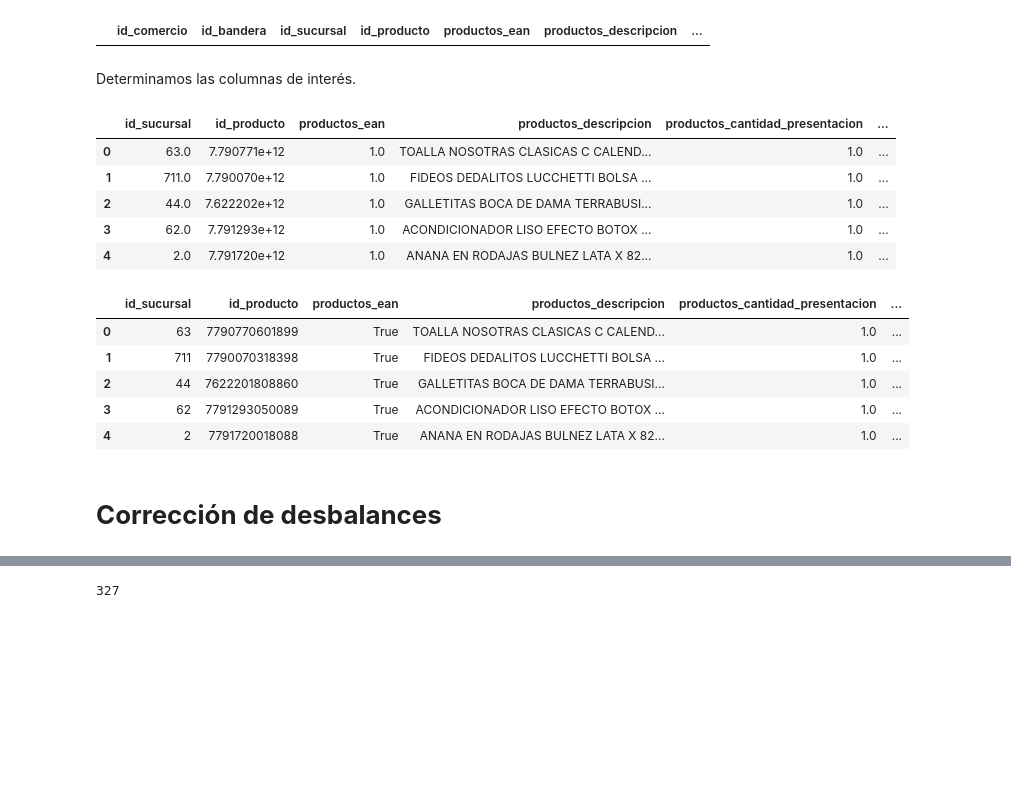
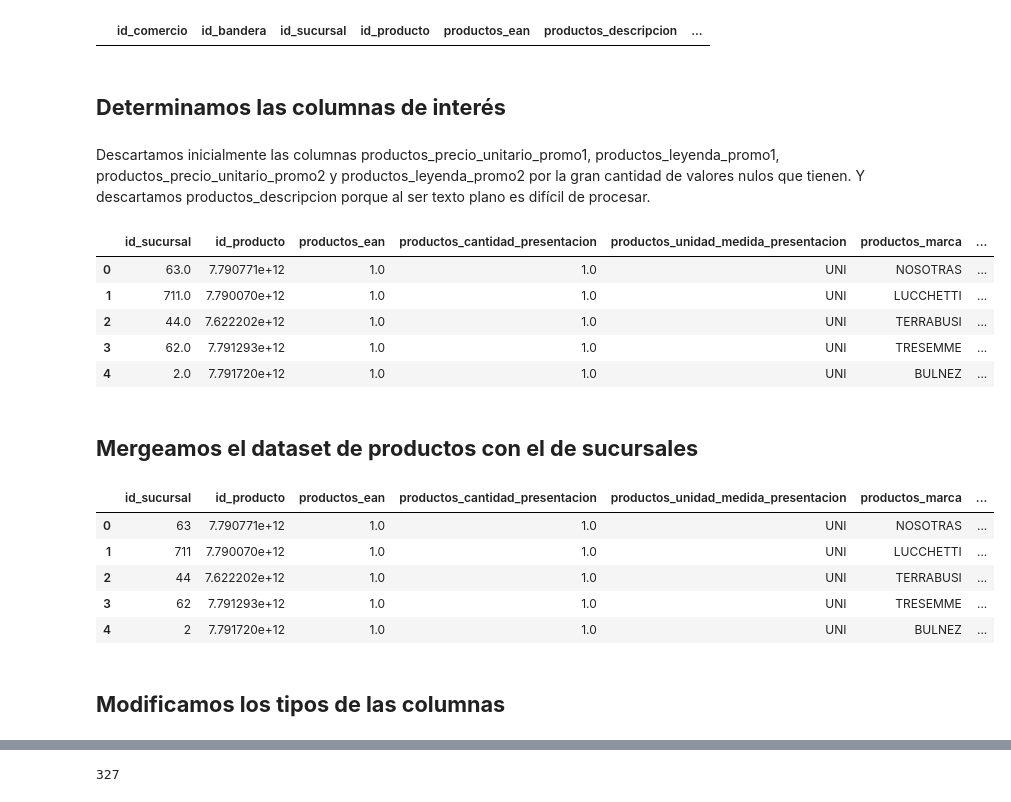
Before and after one commit to CEIA-MBer-ATacc/ceia_add_tps, a Jupyter notebook: TP2/TP2_productos.ipynb, the cells around one changed output, grey strips where cells are left out. Cells and saved outputs as stored; diff of their text form; code cells hidden in the pictures; blank space fills up the shorter version.

```diff
--- a/TP2/TP2_productos.ipynb
+++ b/TP2/TP2_productos.ipynb
@@ -131,13 +125,14 @@ df_filtrado.head()
 # %% [output]
 |  | id_comercio | id_bandera | id_sucursal | id_producto | productos_ean | productos_descripcion | ... |
 # %% [markdown]
-Determinamos las columnas de interés.
+## **Determinamos las columnas de interés**
+# %% [markdown]
+Descartamos inicialmente las columnas productos_precio_unitario_promo1, productos_leyenda_promo1, productos_precio_unitario_promo2 y productos_leyenda_promo2 por la gran cantidad de valores nulos que tienen. Y descartamos productos_descripcion porque al ser texto plano es difícil de procesar.
 # %%
 columnas_de_interes = [
        'id_sucursal',
        'id_producto',
        'productos_ean',
-       'productos_descripcion',
        'productos_cantidad_presentacion',
        'productos_unidad_medida_presentacion',
        'productos_marca',
@@ -145,47 +140,32 @@ columnas_de_interes = [
        'productos_precio_referencia',
        'productos_cantidad_referencia',
        'productos_unidad_medida_referencia',
-       'productos_precio_unitario_promo1',
-       'productos_leyenda_promo1',
-       'productos_precio_unitario_promo2',
-       'productos_leyenda_promo2'
 ]
 # %%
 productos_df = productos_df[columnas_de_interes]
 productos_df.head()
 # %% [output]
-|  | id_sucursal | id_producto | productos_ean | productos_descripcion | productos_cantidad_presentacion | ... |
-| 0 | 63.0 | 7.790771e+12 | 1.0 | TOALLA NOSOTRAS CLASICAS C CALEND... | 1.0 | ... |
-| 1 | 711.0 | 7.790070e+12 | 1.0 | FIDEOS DEDALITOS LUCCHETTI BOLSA ... | 1.0 | ... |
-| 2 | 44.0 | 7.622202e+12 | 1.0 | GALLETITAS BOCA DE DAMA TERRABUSI... | 1.0 | ... |
-| 3 | 62.0 | 7.791293e+12 | 1.0 | ACONDICIONADOR LISO EFECTO BOTOX ... | 1.0 | ... |
-| 4 | 2.0 | 7.791720e+12 | 1.0 | ANANA EN RODAJAS BULNEZ LATA X 82... | 1.0 | ... |
+|  | id_sucursal | id_producto | productos_ean | productos_cantidad_presentacion | productos_unidad_medida_presentacion | productos_marca | ... |
+| 0 | 63.0 | 7.790771e+12 | 1.0 | 1.0 | UNI | NOSOTRAS | ... |
+| 1 | 711.0 | 7.790070e+12 | 1.0 | 1.0 | UNI | LUCCHETTI | ... |
+| 2 | 44.0 | 7.622202e+12 | 1.0 | 1.0 | UNI | TERRABUSI | ... |
+| 3 | 62.0 | 7.791293e+12 | 1.0 | 1.0 | UNI | TRESEMME | ... |
+| 4 | 2.0 | 7.791720e+12 | 1.0 | 1.0 | UNI | BULNEZ | ... |
+# %% [markdown]
+## **Mergeamos el dataset de productos con el de sucursales**
 # %%
+# Mergear con sucursales
 productos_df['id_sucursal'] = productos_df['id_sucursal'].astype(int)
-productos_df['productos_ean'] = productos_df['productos_ean'].astype(int).astype(bool)
-# Convertir la columna 'id_producto' a categórica
-productos_df['id_producto'] = productos_df['id_producto'].astype(int).astype(str).astype('category')
-productos_df['productos_unidad_medida_presentacion'] = productos_df['productos_unidad_medida_presentacion'].astype('category')
-productos_df['productos_marca'] = productos_df['productos_marca'].astype('category')
-productos_df['productos_unidad_medida_referencia'] = productos_df['productos_unidad_medida_referencia'].astype('category')
-
-#  Normalizamos los precios agrupando por cada id_producto
-scaler = StandardScaler()
-productos_df['precio_zscore'] = productos_df.groupby('id_producto')['productos_precio_referencia'].transform(
-    lambda x: scaler.fit_transform(x.values.reshape(-1, 1)).flatten()
-)
-
-# Mergear con sucursales
 sucursales_df = pd.read_excel('./sucursales/sucursales_procesado.xlsx')
 # Uno los dataframe por la columna de id_sucursal
 productos_df = pd.merge(productos_df, sucursales_df, on='id_sucursal', how='inner')
 display(productos_df.head())
 # %% [output]
-|  | id_sucursal | id_producto | productos_ean | productos_descripcion | productos_cantidad_presentacion | ... |
-| 0 | 63 | 7790770601899 | True | TOALLA NOSOTRAS CLASICAS C CALEND... | 1.0 | ... |
-| 1 | 711 | 7790070318398 | True | FIDEOS DEDALITOS LUCCHETTI BOLSA ... | 1.0 | ... |
-| 2 | 44 | 7622201808860 | True | GALLETITAS BOCA DE DAMA TERRABUSI... | 1.0 | ... |
-| 3 | 62 | 7791293050089 | True | ACONDICIONADOR LISO EFECTO BOTOX ... | 1.0 | ... |
-| 4 | 2 | 7791720018088 | True | ANANA EN RODAJAS BULNEZ LATA X 82... | 1.0 | ... |
+|  | id_sucursal | id_producto | productos_ean | productos_cantidad_presentacion | productos_unidad_medida_presentacion | productos_marca | ... |
+| 0 | 63 | 7.790771e+12 | 1.0 | 1.0 | UNI | NOSOTRAS | ... |
+| 1 | 711 | 7.790070e+12 | 1.0 | 1.0 | UNI | LUCCHETTI | ... |
+| 2 | 44 | 7.622202e+12 | 1.0 | 1.0 | UNI | TERRABUSI | ... |
+| 3 | 62 | 7.791293e+12 | 1.0 | 1.0 | UNI | TRESEMME | ... |
+| 4 | 2 | 7.791720e+12 | 1.0 | 1.0 | UNI | BULNEZ | ... |
-# %% [markdown]
-# **Corrección de desbalances**
+# %% [markdown]
+## **Modificamos los tipos de las columnas**
```
Also changed, not shown: parts of 50 cells of this notebook, 4 other files.
